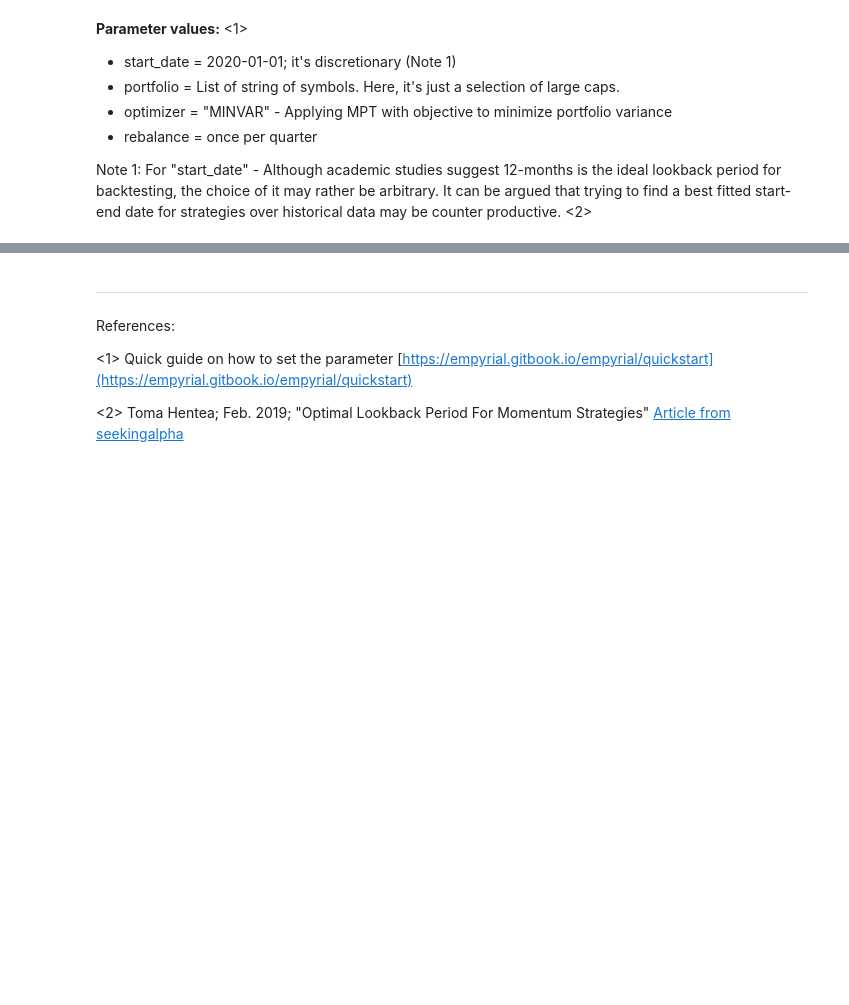
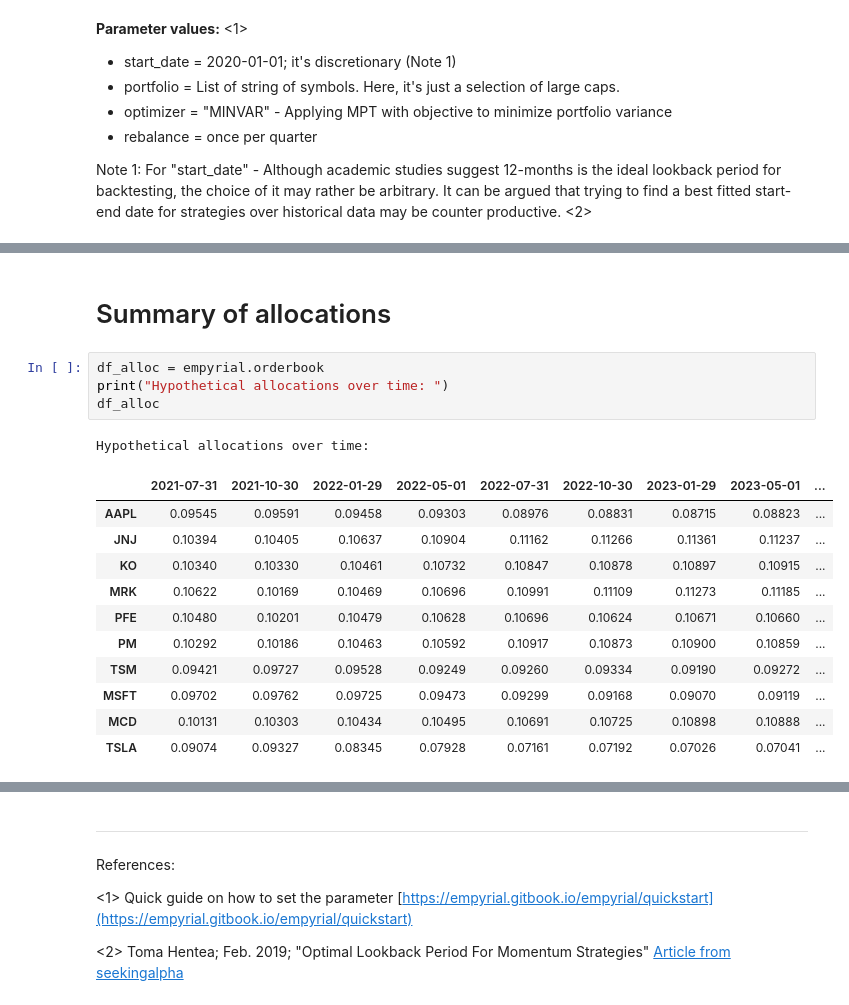
Before and after one commit to kevinhhl/portfolio-management-tools, a Jupyter notebook: MPT_with_Empyrial.ipynb, the cells around one changed output, grey strips where cells are left out. Saved outputs shown, nothing was run; the diff lists cells and outputs as text; blank space fills up the shorter version.

```diff
--- a/MPT_with_Empyrial.ipynb
+++ b/MPT_with_Empyrial.ipynb
@@ -75,0 +66,19 @@ empyrial.orderbook
+# %% [markdown]
+# Summary of allocations
+# %%
+df_alloc = empyrial.orderbook
+print("Hypothetical allocations over time: ")
+df_alloc
+# %% [output]
+Hypothetical allocations over time:
+|  | 2021-07-31 | 2021-10-30 | 2022-01-29 | 2022-05-01 | 2022-07-31 | 2022-10-30 | 2023-01-29 | 2023-05-01 | ... |
+| AAPL | 0.09545 | 0.09591 | 0.09458 | 0.09303 | 0.08976 | 0.08831 | 0.08715 | 0.08823 | ... |
+| JNJ | 0.10394 | 0.10405 | 0.10637 | 0.10904 | 0.11162 | 0.11266 | 0.11361 | 0.11237 | ... |
+| KO | 0.10340 | 0.10330 | 0.10461 | 0.10732 | 0.10847 | 0.10878 | 0.10897 | 0.10915 | ... |
+| MRK | 0.10622 | 0.10169 | 0.10469 | 0.10696 | 0.10991 | 0.11109 | 0.11273 | 0.11185 | ... |
+| PFE | 0.10480 | 0.10201 | 0.10479 | 0.10628 | 0.10696 | 0.10624 | 0.10671 | 0.10660 | ... |
+| PM | 0.10292 | 0.10186 | 0.10463 | 0.10592 | 0.10917 | 0.10873 | 0.10900 | 0.10859 | ... |
+| TSM | 0.09421 | 0.09727 | 0.09528 | 0.09249 | 0.09260 | 0.09334 | 0.09190 | 0.09272 | ... |
+| MSFT | 0.09702 | 0.09762 | 0.09725 | 0.09473 | 0.09299 | 0.09168 | 0.09070 | 0.09119 | ... |
+| MCD | 0.10131 | 0.10303 | 0.10434 | 0.10495 | 0.10691 | 0.10725 | 0.10898 | 0.10888 | ... |
+| TSLA | 0.09074 | 0.09327 | 0.08345 | 0.07928 | 0.07161 | 0.07192 | 0.07026 | 0.07041 | ... |
```
Also changed, not shown: parts of 7 cells of this notebook.
